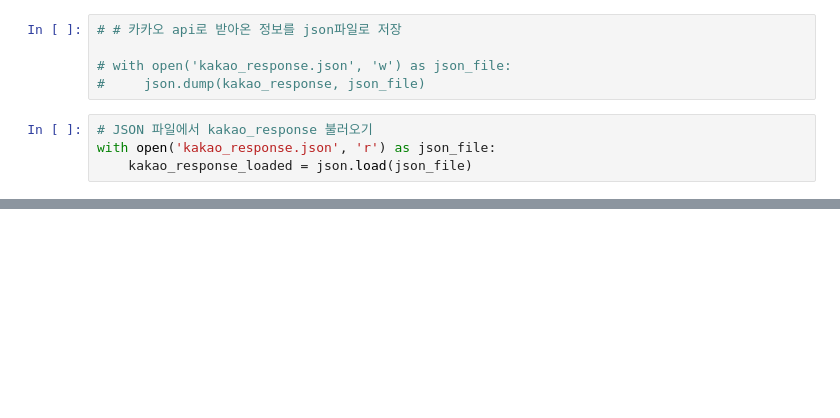
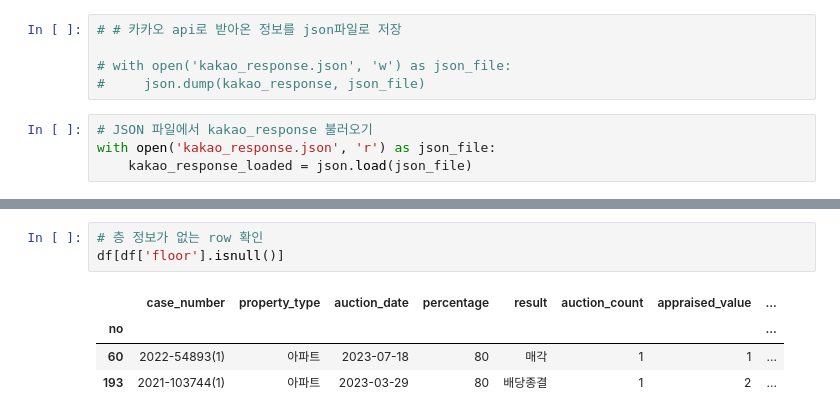
Before and after one commit to syshin0116/SeSAC, a Jupyter notebook: LazyEstate/houseinfo_preprocessing.ipynb, the cells around one changed output, grey strips where cells are left out. Saved outputs shown, nothing was run; the diff lists cells and outputs as text; blank space fills up the shorter version.

```diff
--- a/LazyEstate/houseinfo_preprocessing.ipynb
+++ b/LazyEstate/houseinfo_preprocessing.ipynb
@@ -547,0 +617,8 @@ import time
+# %%
+# 층 정보가 없는 row 확인
+df[df['floor'].isnull()]
+# %% [output]
+|  | case_number | property_type | auction_date | percentage | result | auction_count | appraised_value | ... |
+| no |  |  |  |  |  |  |  | ... |
+| 60 | 2022-54893(1) | 아파트 | 2023-07-18 | 80 | 매각 | 1 | 1 | ... |
+| 193 | 2021-103744(1) | 아파트 | 2023-03-29 | 80 | 배당종결 | 1 | 2 | ... |
```
Also changed, not shown: parts of 26 cells of this notebook, 20 other files.
